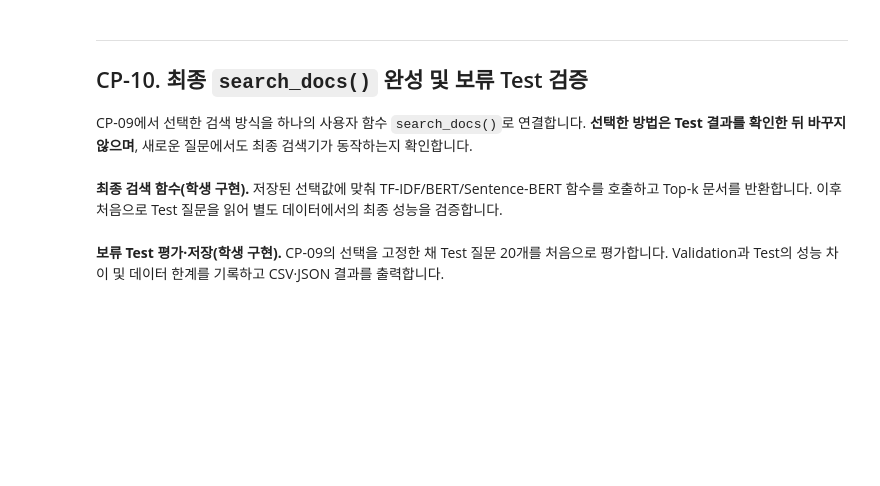
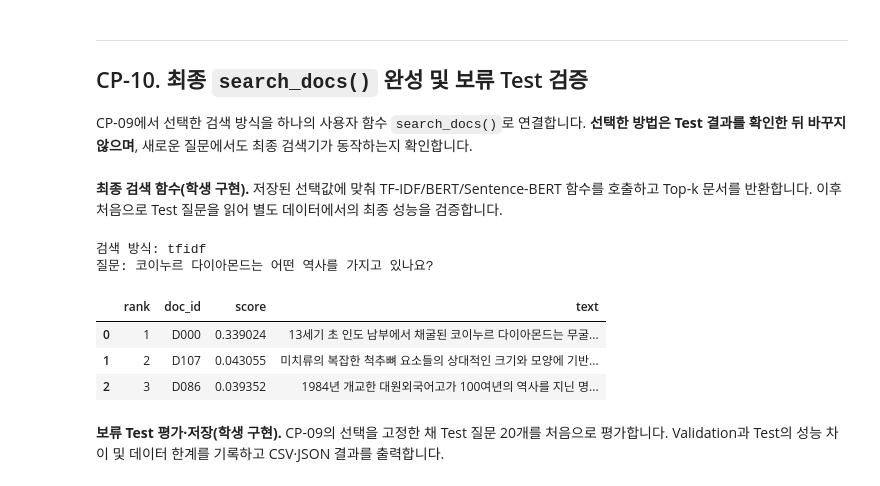
Before and after one commit to kkdcodez/ai-mini-projects, a Jupyter notebook: mini-project-02/code/NLP_BERT_MiniProject.ipynb, the cells around one changed output. Drawn from its saved outputs; the diff is of its cells as text; code cells hidden in the pictures; blank space fills up the shorter version.

```diff
--- a/mini-project-02/code/NLP_BERT_MiniProject.ipynb
+++ b/mini-project-02/code/NLP_BERT_MiniProject.ipynb
@@ -929,14 +1183,42 @@ CP-09에서 선택한 검색 방식을 하나의 사용자 함수 `search_docs()
 # %%
 # [학생 구현] CP-10 — 최종 검색기 인터페이스
 
 def search_docs(query, k=3, method=SELECTED_METHOD):
     """선택한 검색 방식의 상위 k개 문서 반환."""
-    # TODO 10-1. method가 'tfidf'라면 search_tfidf(), 'bert'라면 search_bert(),
-    #              'sbert'라면 search_sbert()를 호출하도록 작성하세요.
-    # TODO 10-2. 세 방법 모두 동일한 rank/doc_id/score/text 구조로 반환하세요.
-    raise NotImplementedError('CP-10 최종 search_docs()를 구현하세요.')
 
-# TODO 10-3. 본인이 만든 새로운 질문 한 개로 search_docs() Top-3를 확인하세요.
+    # ### 중요! CP-09에서 선정한 검색 방식을 기본값으로 사용합니다.
+    # method를 별도로 지정하지 않으면 TF-IDF 검색기가 실행됩니다.
+
+    if method == 'tfidf':
+        return search_tfidf(query, k)
+
+    elif method == 'bert':
+        return search_bert(query, k)
+
+    elif method == 'sbert':
+        return search_sbert(query, k)
+
+    else:
+        raise ValueError(f'지원하지 않는 검색 방식입니다: {method}')
+
+
+# TODO 10-3. 새로운 질문으로 Top-3 검색 결과를 확인합니다.
+query = '코이누르 다이아몬드는 어떤 역사를 가지고 있나요?'
+
+results = search_docs(query, k=3)
+
+print('검색 방식:', SELECTED_METHOD)
+print('질문:', query)
+
+# 검색 순위, 문서 ID, 유사도 점수, 문서 본문을 확인합니다.
+display(pd.DataFrame(results))
+# %% [output]
+검색 방식: tfidf
+질문: 코이누르 다이아몬드는 어떤 역사를 가지고 있나요?
+|  | rank | doc_id | score | text |
+| 0 | 1 | D000 | 0.339024 | 13세기 초 인도 남부에서 채굴된 코이누르 다이아몬드는 무굴... |
+| 1 | 2 | D107 | 0.043055 | 미치류의 복잡한 척추뼈 요소들의 상대적인 크기와 모양에 기반... |
+| 2 | 3 | D086 | 0.039352 | 1984년 개교한 대원외국어고가 100여년의 역사를 지닌 명... |
 # %% [markdown]
 **보류 Test 평가·저장(학생 구현).** CP-09의 선택을 고정한 채 Test 질문 20개를 처음으로 평가합니다. Validation과 Test의 성능 차이 및 데이터 한계를 기록하고 CSV·JSON 결과를 출력합니다.
 # %%
```
Also changed, not shown: parts of 15 cells of this notebook.
